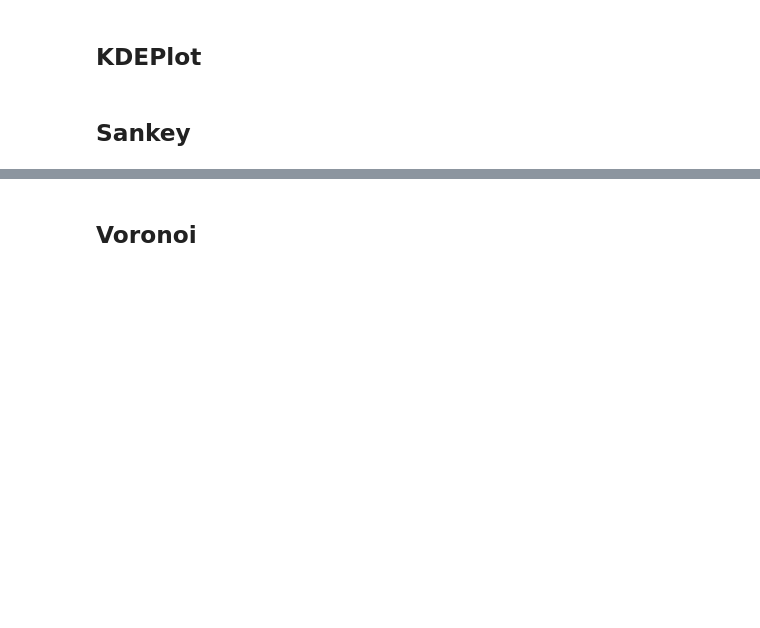
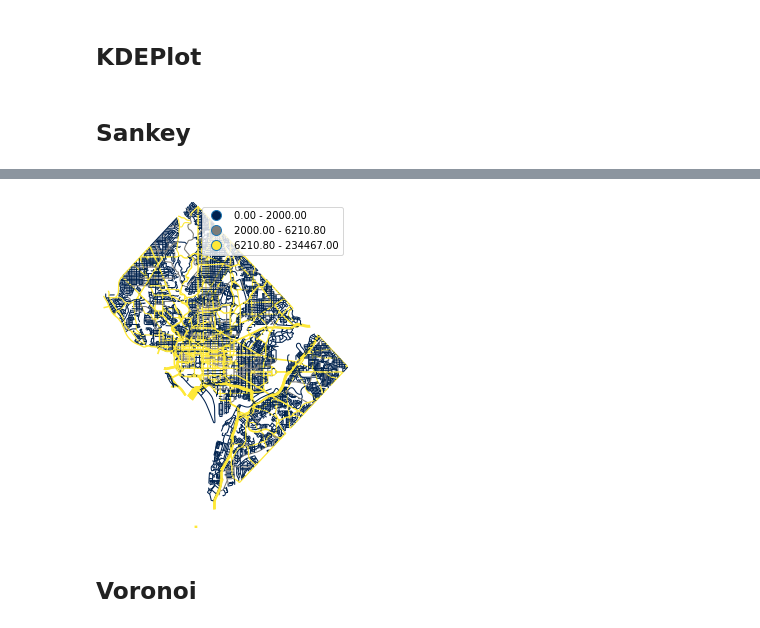
Before and after one commit to ResidentMario/geoplot, a Jupyter notebook: notebooks/generate-api-reference-images.ipynb, the cells around one changed output, grey strips where cells are left out. Drawn from its saved outputs; the diff is of its cells as text; code cells hidden in the pictures; blank space fills up the shorter version.

```diff
--- a/notebooks/generate-api-reference-images.ipynb
+++ b/notebooks/generate-api-reference-images.ipynb
@@ -203 +217,9 @@ plt.savefig('../figures/sankey/sankey-geospatial-context.png', **savefig_kwargs)
+# %%
+gplt.sankey(
+    dc, path=dc.geometry, projection=gcrs.AlbersEqualArea(),
+    scale='aadt', hue='aadt', cmap='cividis', k=5, legend=True
+)
+plt.savefig('../figures/sankey/sankey-cmap.png', **savefig_kwargs)
+# %% [output]
+[figure, added]
 # %%
```
Also changed, not shown: parts of 13 cells of this notebook, 6 other files.
